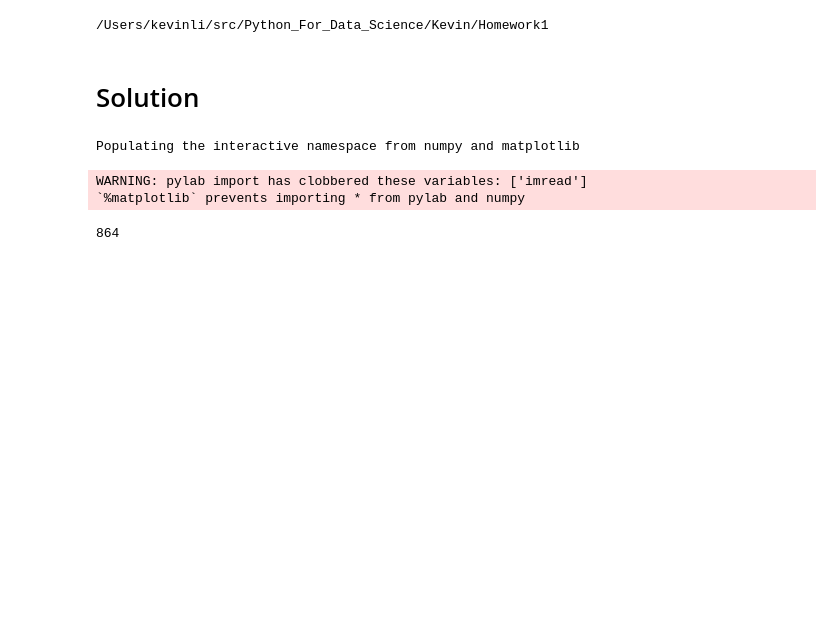
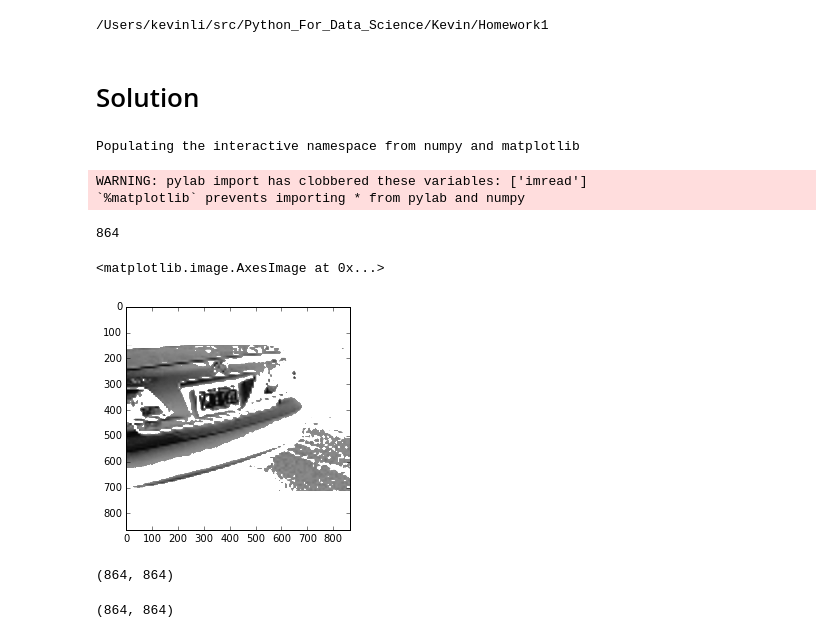
Before and after one commit to kbl4ew/Python_For_Data_Science, a Jupyter notebook: Kevin/Homework1/Homework_1-2.ipynb, the cells around one changed output. Saved outputs shown, nothing was run; the diff lists cells and outputs as text; code cells hidden in the pictures; blank space fills up the shorter version.

```diff
--- a/Kevin/Homework1/Homework_1-2.ipynb
+++ b/Kevin/Homework1/Homework_1-2.ipynb
@@ -122,0 +135,5 @@ thresholded = np.empty((len(img_paths), ori_size[0]*3, ori_size[1]*3))
+# %%
+imshow(thresholded[8], cmap = cm.Greys)
+# %% [output]
+<matplotlib.image.AxesImage at 0x...>
+[figure, added]
@@ -122,0 +142,8 @@ thresholded = np.empty((len(img_paths), ori_size[0]*3, ori_size[1]*3))
+# %%
+thresholded[1].shape
+# %% [output]
+(864, 864)
+# %%
+resized[1].shape
+# %% [output]
+(864, 864)
```
Also changed, not shown: parts of 10 cells of this notebook.
